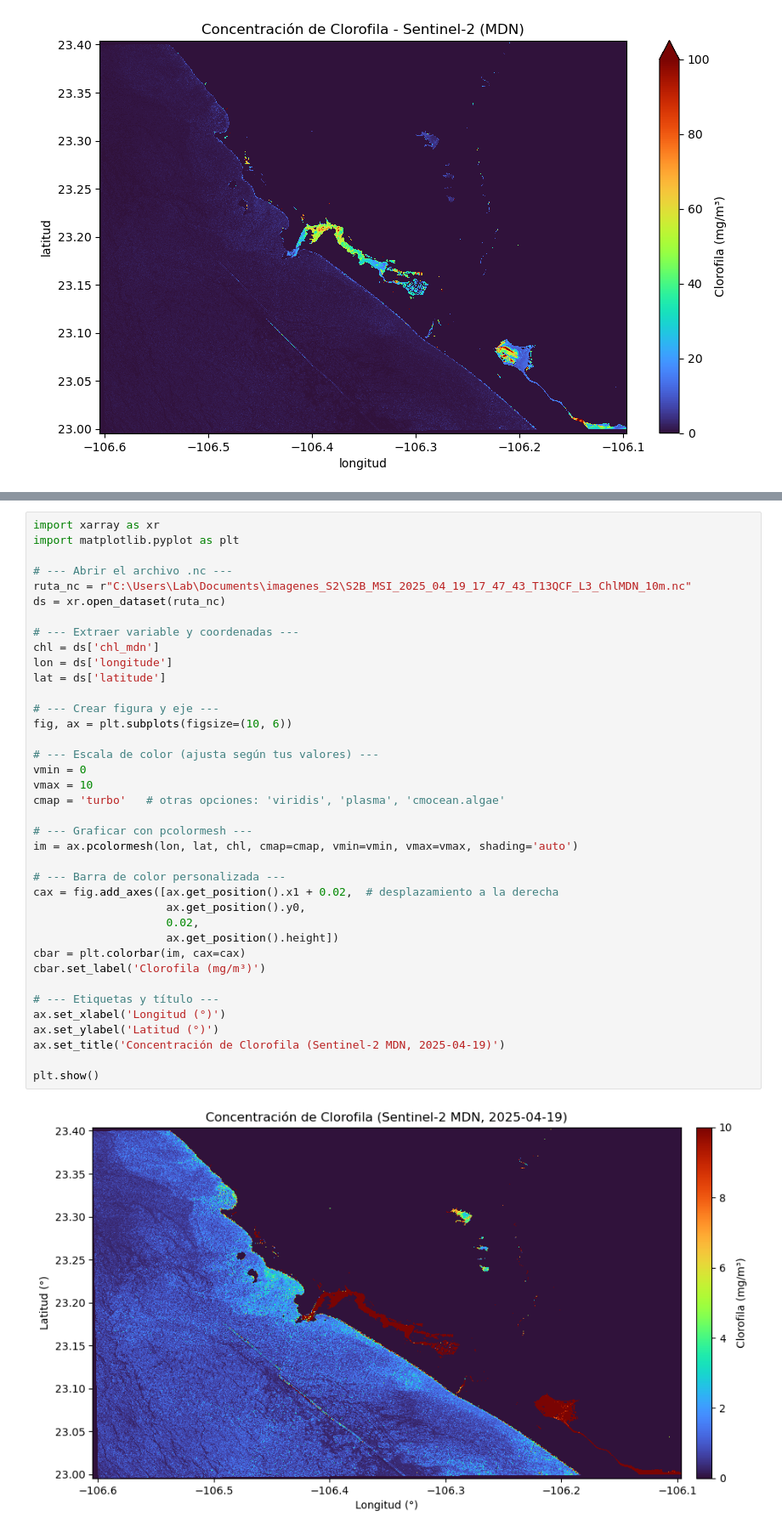
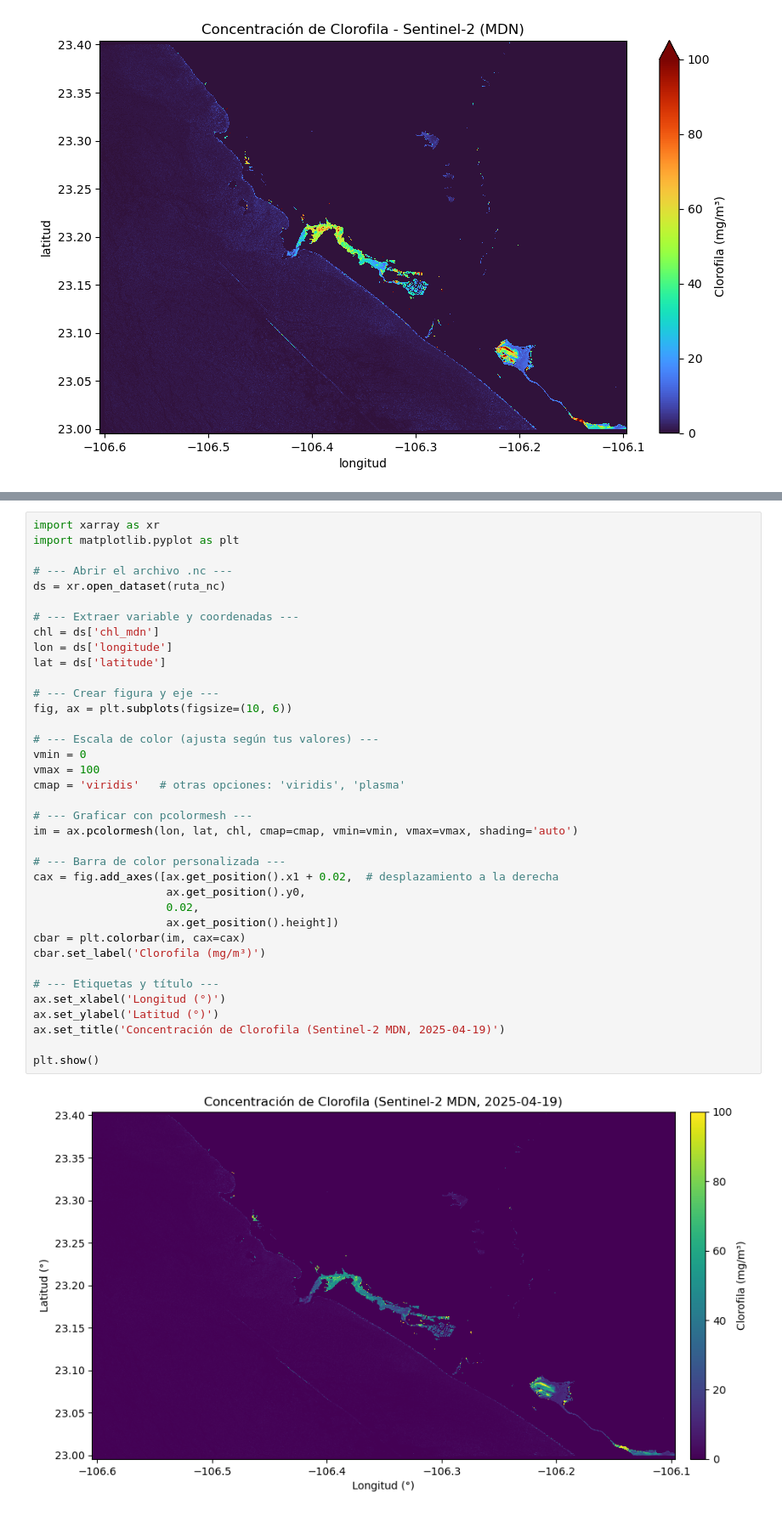
Before and after one commit to Andrea-Rebeca-LC/OHW_intermedio_2025, a Jupyter notebook: Clorofila_espacial.ipynb, the cells around one changed output, grey strips where cells are left out. Shown at 85% size. Saved outputs shown, nothing was run; the diff lists cells and outputs as text.

```diff
--- a/Clorofila_espacial.ipynb
+++ b/Clorofila_espacial.ipynb
@@ -99,38 +100,37 @@ import xarray as xr
 import matplotlib.pyplot as plt
 
 # --- Abrir el archivo .nc ---
-ruta_nc = r"C:\Users\Lab\Documents\imagenes_S2\S2B_MSI_2025_04_19_17_47_43_T13QCF_L3_ChlMDN_10m.nc"
 ds = xr.open_dataset(ruta_nc)
 
 # --- Extraer variable y coordenadas ---
 chl = ds['chl_mdn']
 lon = ds['longitude']
 lat = ds['latitude']
 
 # --- Crear figura y eje ---
 fig, ax = plt.subplots(figsize=(10, 6))
 
 # --- Escala de color (ajusta según tus valores) ---
 vmin = 0
-vmax = 10
-cmap = 'turbo'   # otras opciones: 'viridis', 'plasma', 'cmocean.algae'
+vmax = 100
+cmap = 'viridis'   # otras opciones: 'viridis', 'plasma'
 
 # --- Graficar con pcolormesh ---
 im = ax.pcolormesh(lon, lat, chl, cmap=cmap, vmin=vmin, vmax=vmax, shading='auto')
 
 # --- Barra de color personalizada ---
 cax = fig.add_axes([ax.get_position().x1 + 0.02,  # desplazamiento a la derecha
                     ax.get_position().y0,
                     0.02,
                     ax.get_position().height])
 cbar = plt.colorbar(im, cax=cax)
 cbar.set_label('Clorofila (mg/m³)')
 
 # --- Etiquetas y título ---
 ax.set_xlabel('Longitud (°)')
 ax.set_ylabel('Latitud (°)')
 ax.set_title('Concentración de Clorofila (Sentinel-2 MDN, 2025-04-19)')
 
 plt.show()
 # %% [output]
-[figure, old version]
+[figure, new version]
```
Also changed, not shown: parts of 7 cells of this notebook, 1 other file.
